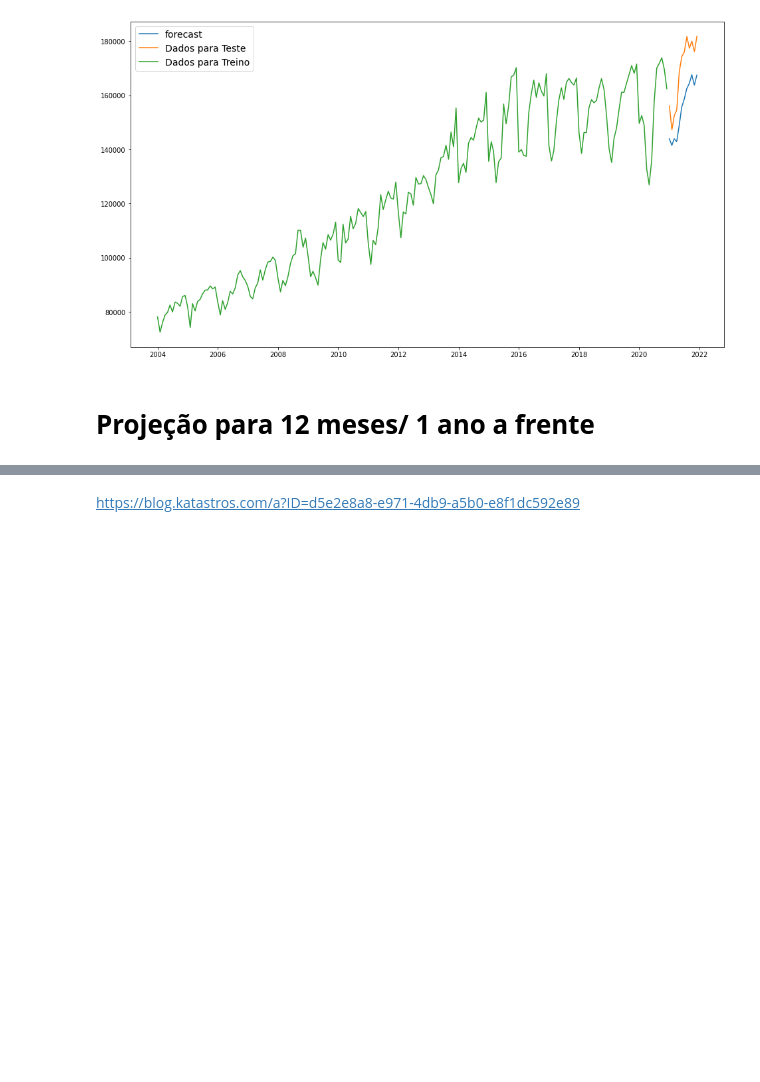
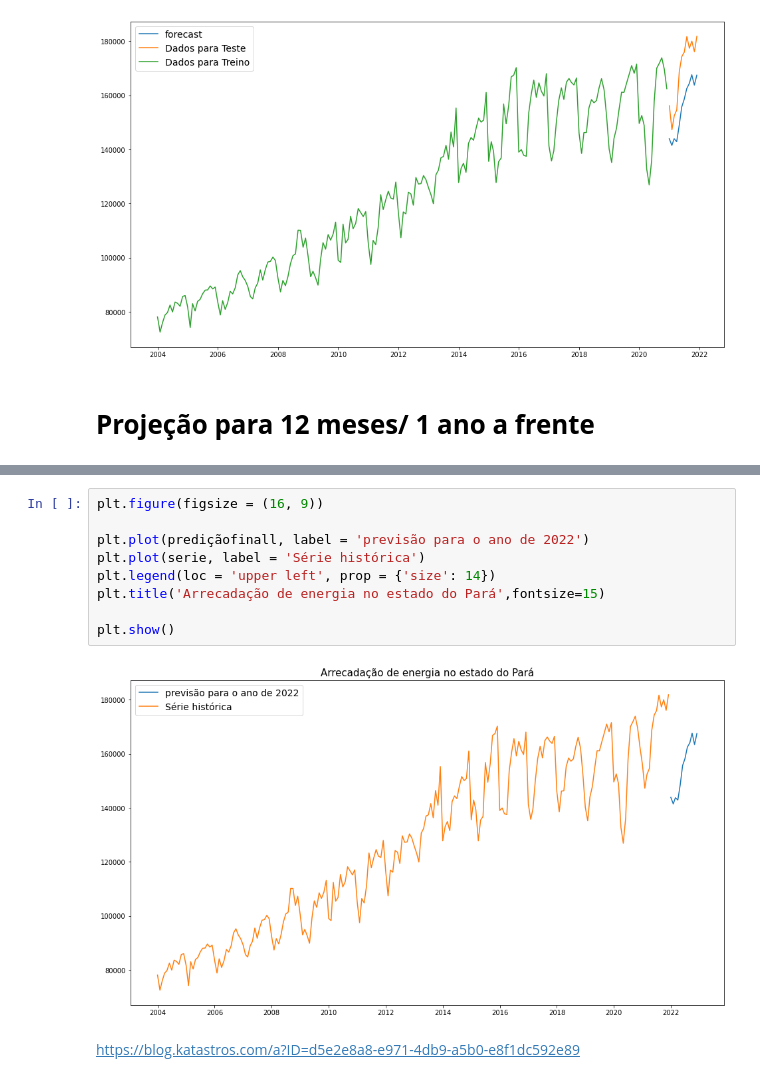
Before and after one commit to nicolycosta/RedesNeurais-SeriesTemporais, a Jupyter notebook: RNIPCA.ipynb, the cells around one changed output, grey strips where cells are left out. Drawn from its saved outputs; the diff is of its cells as text; blank space fills up the shorter version.

```diff
--- a/RNIPCA.ipynb
+++ b/RNIPCA.ipynb
@@ -260,2 +270,13 @@ INFO - (NP.df_utils._infer_frequency) - Defined frequency is equal to major freq
+# %%
+plt.figure(figsize = (16, 9))
+
+plt.plot(prediçãofinall, label = 'previsão para o ano de 2022')
+plt.plot(serie, label = 'Série histórica')
+plt.legend(loc = 'upper left', prop = {'size': 14})
+plt.title('Arrecadação de energia no estado do Pará',fontsize=15)
+
+plt.show()
+# %% [output]
+[figure, added]
 # %% [markdown]
 https://blog.katastros.com/a?ID=d5e2e8a8-e971-4db9-a5b0-e8f1dc592e89
```
Also changed, not shown: parts of 2 cells of this notebook.
